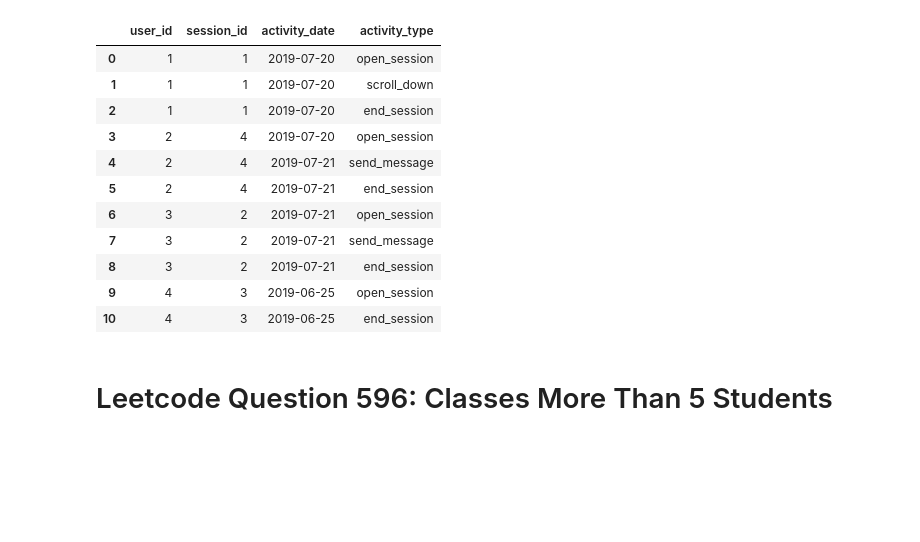
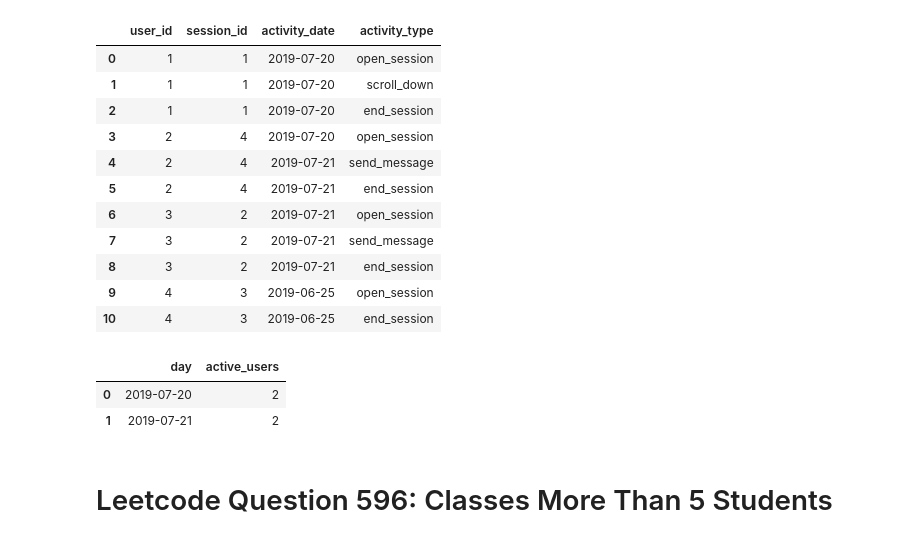
Before and after one commit to DanialArab/SQL, a Jupyter notebook: Leetcode_Database_Questions.ipynb, the cells around one changed output. Saved outputs shown, nothing was run; the diff lists cells and outputs as text; code cells hidden in the pictures; blank space fills up the shorter version.

```diff
--- a/Leetcode_Database_Questions.ipynb
+++ b/Leetcode_Database_Questions.ipynb
@@ -3078,6 +3078,19 @@ FROM Activity
 | 8 | 3 | 2 | 2019-07-21 | end_session |
 | 9 | 4 | 3 | 2019-06-25 | open_session |
 | 10 | 4 | 3 | 2019-06-25 | end_session |
+# %%
+pd.read_sql("""
+SELECT
+    activity_date AS day,
+    COUNT(DISTINCT user_id) AS active_users
+FROM Activity
+GROUP BY  activity_date
+HAVING activity_date BETWEEN ' 2019-06-28' AND '2019-07-27'
+""", con)
+# %% [output]
+|  | day | active_users |
+| 0 | 2019-07-20 | 2 |
+| 1 | 2019-07-21 | 2 |
 # %% [markdown]
 # Leetcode Question 596: Classes More Than 5 Students
 # %%
```
